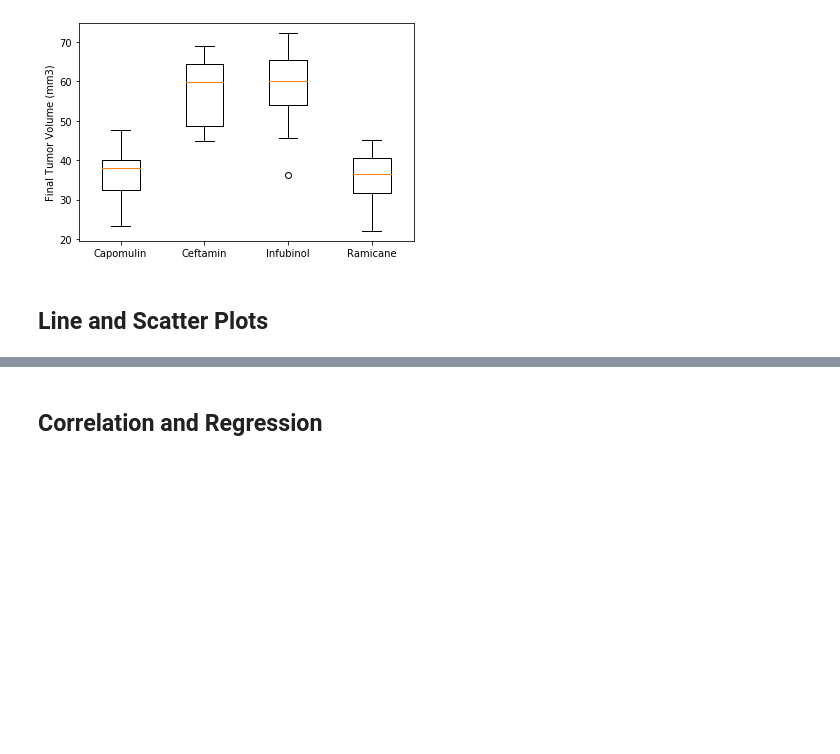
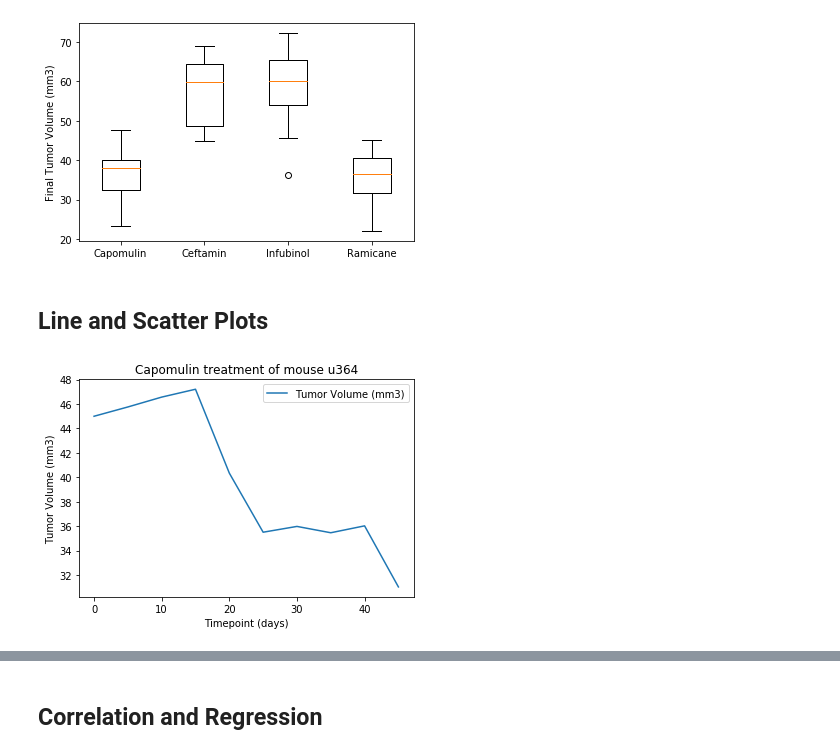
Before and after one commit to tracygoznikar/Matplotlib_Challenge, a Jupyter notebook: Pymaceuticals/pymaceuticals_starter.ipynb, the cells around one changed output, grey strips where cells are left out. Saved outputs shown, nothing was run; the diff lists cells and outputs as text; code cells hidden in the pictures; blank space fills up the shorter version.

```diff
--- a/Pymaceuticals/pymaceuticals_starter.ipynb
+++ b/Pymaceuticals/pymaceuticals_starter.ipynb
@@ -297,17 +298,18 @@ plt.show()
 # %%
 # Generate a line plot of tumor volume vs. time point for a mouse treated with Capomulin
 capomulin_df = clean_df.loc[clean_df["Drug Regimen"]=="Capomulin"]
 
 capomulin2_df = capomulin_df.loc[capomulin_df["Mouse ID"]=="u364"]
 
 line_plot = capomulin2_df[["Timepoint", "Tumor Volume (mm3)"]]
 line_plot = line_plot.set_index("Timepoint")
 
 line_plot.plot.line()
 x_axis = np.arange(0,45,5)
 plt.ylabel("Tumor Volume (mm3)")
 plt.xlabel("Timepoint (days)")
 plt.title("Capomulin treatment of mouse u364")
 plt.tight_layout
 plt.show()
-Capomuli
+# %% [output]
+[figure, added]
```
Also changed, not shown: parts of 4 cells of this notebook.
